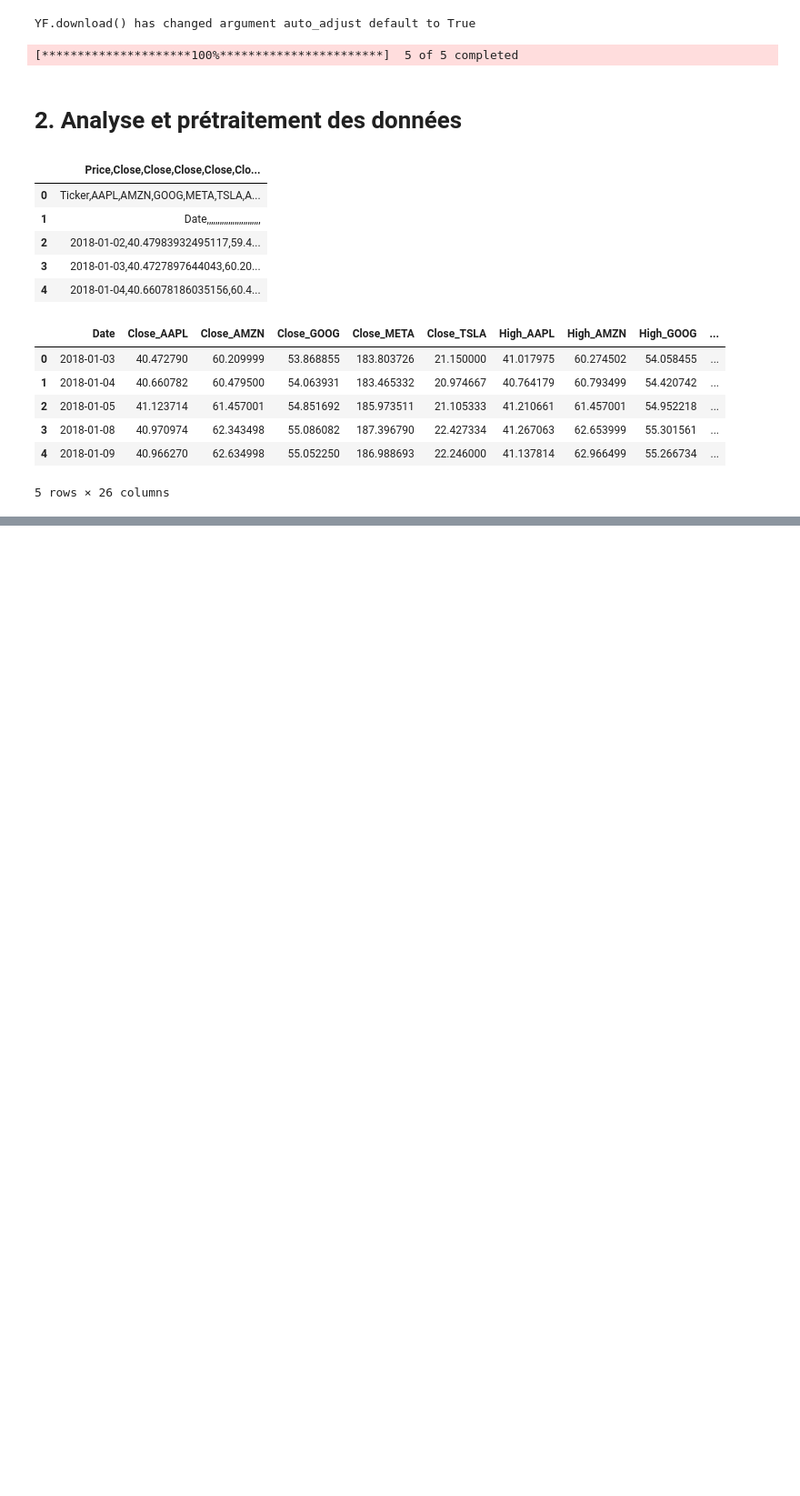
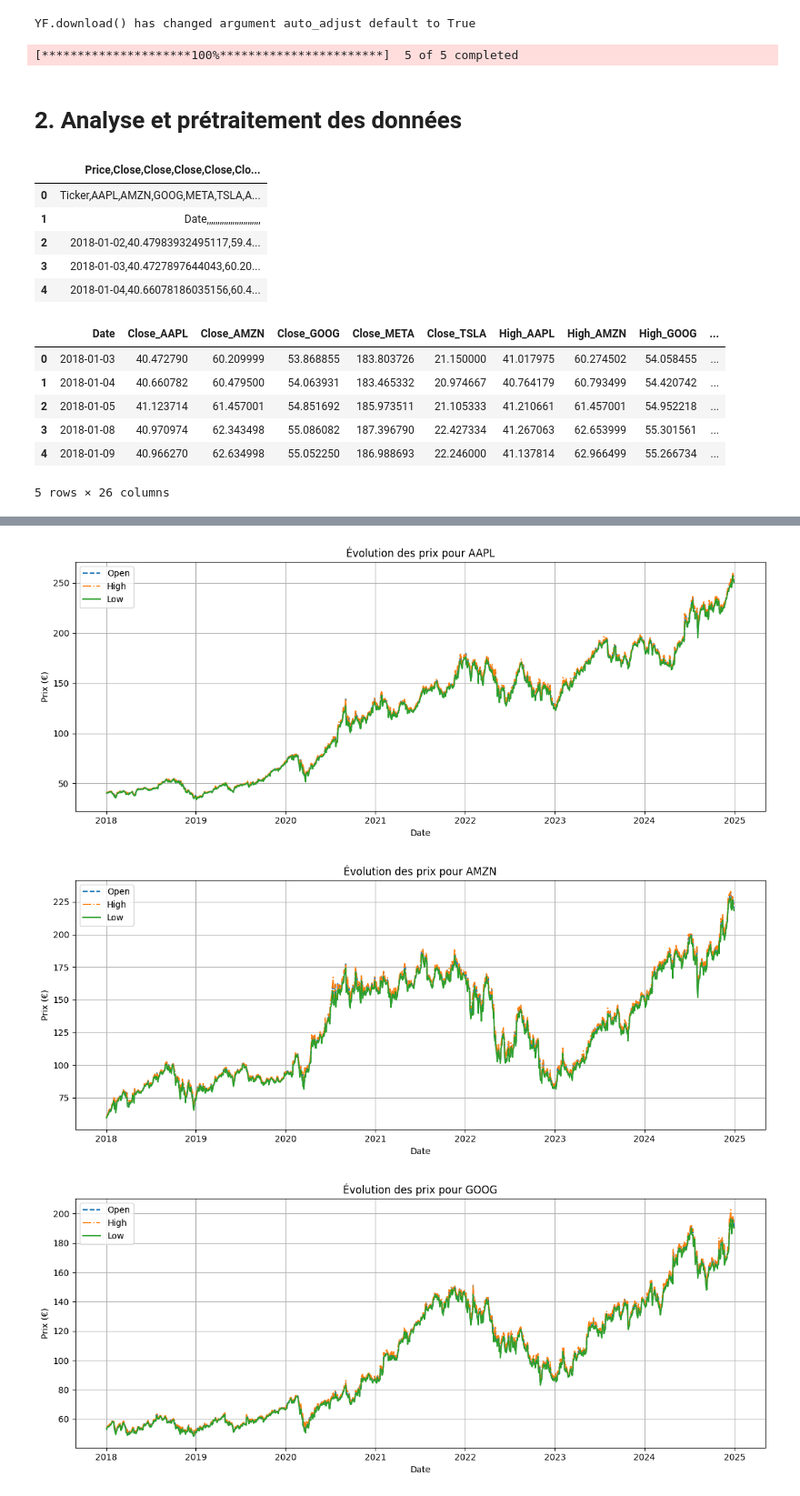
Before and after one commit to S0nia11/Projet_Final_ML_M1, a Jupyter notebook: Analyse_data.ipynb, the cells around one changed output, grey strips where cells are left out. Shown at 91% size. Cells and saved outputs as stored; diff of their text form; code cells hidden in the pictures; blank space fills up the shorter version.

```diff
--- a/Analyse_data.ipynb
+++ b/Analyse_data.ipynb
@@ -105,0 +200,21 @@ df_final.to_csv("donnees_boursieres_nettoyees.csv")
+# %%
+#Deuxième visualisation : High, Low et Open
+tickers = ['AAPL', 'AMZN', 'GOOG', 'META', 'TSLA']
+for ticker in tickers:
+    plt.figure(figsize=(12, 5))
+
+    plt.plot(df_final["Date"], df_final[f"Open_{ticker}"], label="Open", linestyle='--')
+    plt.plot(df_final["Date"], df_final[f"High_{ticker}"], label="High", linestyle='-.')
+    plt.plot(df_final["Date"], df_final[f"Low_{ticker}"], label="Low", linestyle='-')
+
+    plt.title(f"Évolution des prix pour {ticker}")
+    plt.xlabel("Date")
+    plt.ylabel("Prix (€)")
+    plt.legend()
+    plt.grid(True)
+    plt.tight_layout()
+    plt.show()
+# %% [output]
+[figure, added]
+[figure, added]
+[figure, added]
```
Also changed, not shown: parts of 25 cells of this notebook, 2 other files.
